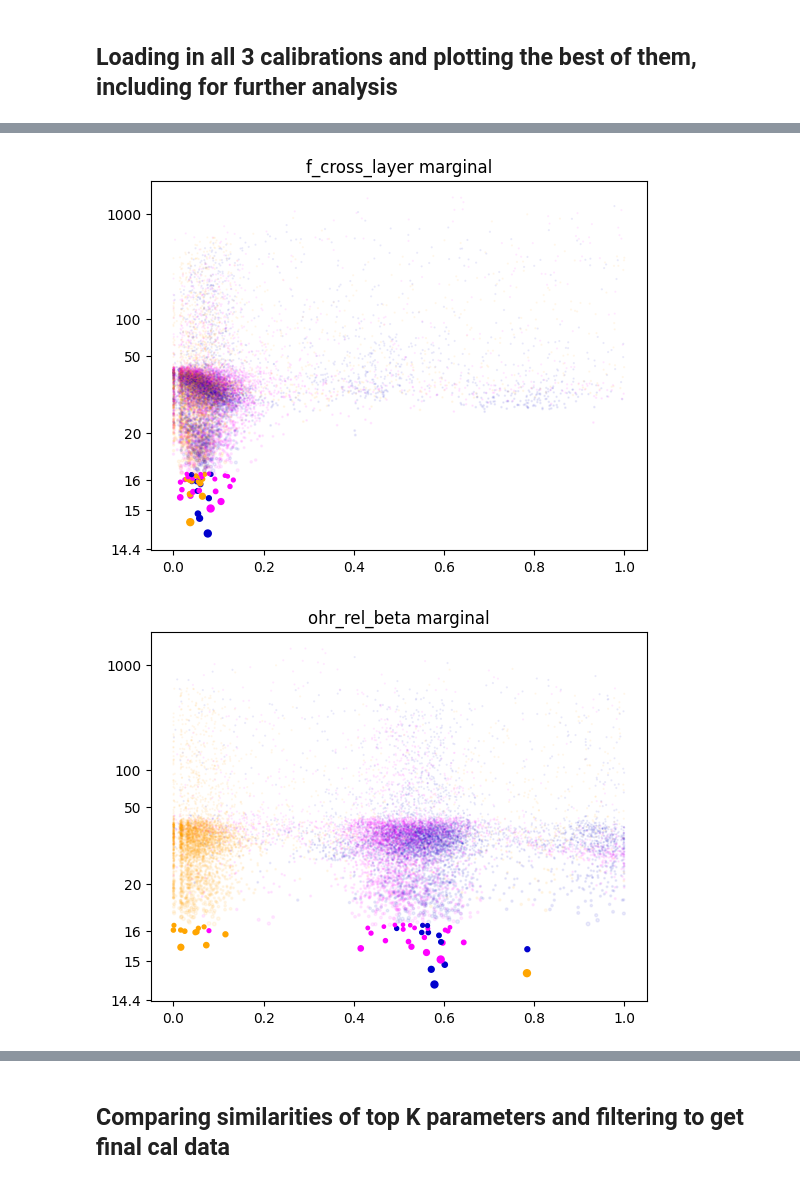
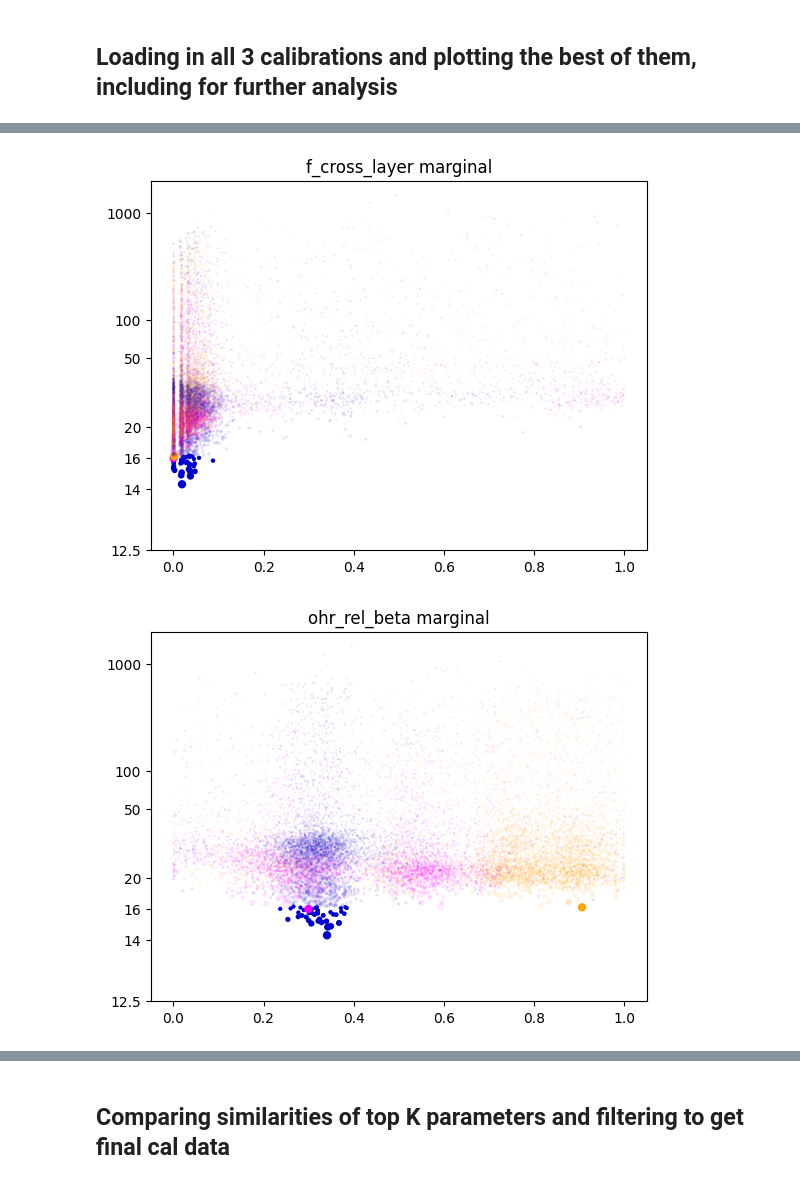
Before and after one commit to fabiansturman/HPVScreeningProject, a Jupyter notebook: project_modelling/calibrationProcessing.ipynb, the cells around one changed output, grey strips where cells are left out. Drawn from its saved outputs; the diff is of its cells as text; code cells hidden in the pictures.

```diff
--- a/project_modelling/calibrationProcessing.ipynb
+++ b/project_modelling/calibrationProcessing.ipynb
@@ -51,12 +50,9 @@ loaded_study.to_csv(f"{name}.csv")
 ## Loading in all 3 calibrations and plotting the best of them, including for further analysis
 # %%
 #Core variables for following cells in this file
-cal_names = ["CalibrationRawResults/Feb13_1",
-             "CalibrationRawResults/Feb14_1",
-             "CalibrationRawResults/Feb14_2",
-     #       "CalibrationRawResults/Jan7_4",
-      #       "CalibrationRawResults/Jan7_3",
-       #      "CalibrationRawResults/Jan7_2",
+cal_names = ["calibration_results/Apr18_1__8_68_76_36_36_8_8__96_7_13",
+             "calibration_results/Apr18_2__8_68_76_36_36_8_8__96_7_13",
+             "calibration_results/Apr18_4__8_68_76_36_36_8_8__96_7_13",
 ]
 
 par_labels = ['params_hpv16_cin_fn_k',
@@ -85,7 +81,7 @@ combined_cal_data = []
 for cal_index in range(len(cal_names)):
     #Load calibration results
     cal_name = cal_names[cal_index]
-    loaded_study = optuna.load_study(study_name=f'{cal_name}', storage=f'sqlite:///{cal_name}.db')
+    loaded_study = optuna.load_study(study_name=None, storage=f'sqlite:///{cal_name}.db')
     loaded_study = loaded_study.trials_dataframe()
 
     #Collect up a list of tuples [(par tuple), (GOF)], ordered by decreasing GOF, with par tuples defining values in order of par_labels
@@ -120,7 +120,7 @@ combined_cal_data = sorted(combined_cal_data, key=lambda x:x[1])
 def order_to_point_size(n, scale=25):
     return (n+1)**(-0.5)*scale
 
-def gof_transform(gof, shift=14):
+def gof_transform(gof, shift=12):
     return log(gof-shift)
 
 def color_transform(color_index, grey_out = False):
@@ -161,6 +161,6 @@ for param_index in range(13):
 
 
     plt.title(f"{par_labels[param_index][7:]} marginal")
-    plt.yticks(list(map(gof_transform, [14.4,15,16,20,50,100,1000])), ['14.4','15','16', '20','50', '100', '1000'])
+    plt.yticks(list(map(gof_transform, [12.5,14,16,20,50,100,1000])), ['12.5','14','16', '20','50', '100', '1000'])
     plt.show()
 # %% [output]
@@ -174,2 +174,2 @@ for param_index in range(13):
-[figure, old version]
+[figure, new version]
-[figure, old version]
+[figure, new version]
```
Also changed, not shown: parts of 7 cells of this notebook, 17 other files.
